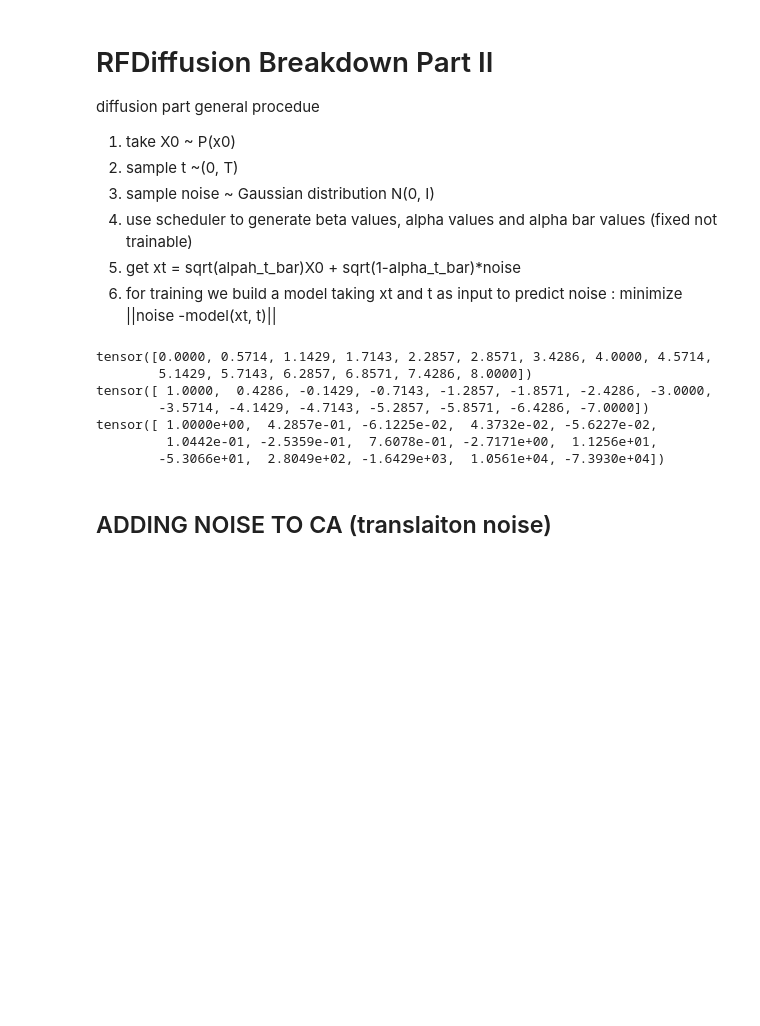
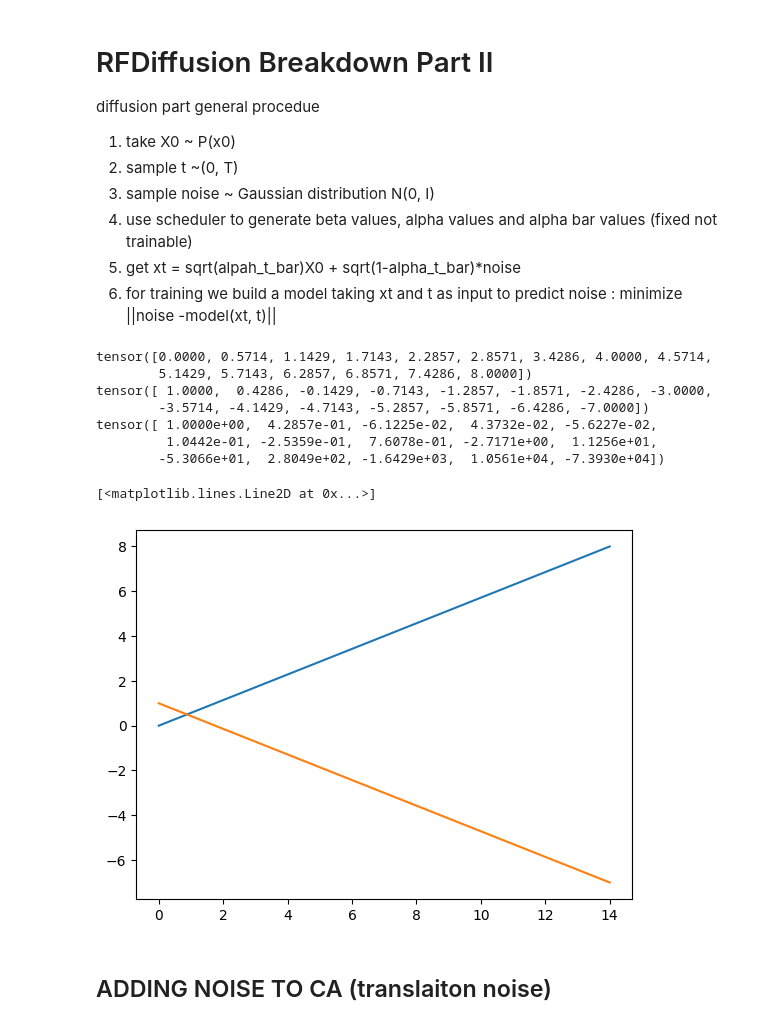
Before and after one commit to Xyunyao/RFDiffusion_breakdown, a Jupyter notebook: RFdiffusion_breakdown_II.ipynb, the cells around one changed output. Cells and saved outputs as stored; diff of their text form; code cells hidden in the pictures; blank space fills up the shorter version.

```diff
--- a/RFdiffusion_breakdown_II.ipynb
+++ b/RFdiffusion_breakdown_II.ipynb
@@ -27,33 +27,39 @@ def get_beta_schedule(T, b0, bT, schedule_type, schedule_params={}, inference=Fa
     if schedule_type == "linear":
         schedule = torch.linspace(b0, bT, T)
 
     else:
         raise NotImplementedError(f"Schedule of type {schedule_type} not implemented.")
 
     # get alphabar_t for convenience
     alpha_schedule = 1 - schedule
     alphabar_t_schedule = torch.cumprod(alpha_schedule, dim=0)
 
     if inference:
         print(
             f"With this beta schedule ({schedule_type} schedule, beta_0 = {round(b0, 3)}, beta_T = {round(bT,3)}), alpha_bar_T = {alphabar_t_schedule[-1]}"
         )
 
     return schedule, alpha_schedule, alphabar_t_schedule
 
 # an simple exmple 15 is used for T for visualization purpose
 schedule, alpha_schedule, alphabar_t_schedule =get_beta_schedule(15, 0, 0.6, schedule_type="linear")
 print(schedule)  # beta
 print(alpha_schedule) # 1-beta
 print(alphabar_t_schedule) # cumulative multiplication of (1-beta)
+
+import matplotlib.pyplot as plt
+plt.plot(schedule)
+plt.plot(alpha_schedule)
 # %% [output]
 tensor([0.0000, 0.5714, 1.1429, 1.7143, 2.2857, 2.8571, 3.4286, 4.0000, 4.5714,
         5.1429, 5.7143, 6.2857, 6.8571, 7.4286, 8.0000])
 tensor([ 1.0000,  0.4286, -0.1429, -0.7143, -1.2857, -1.8571, -2.4286, -3.0000,
         -3.5714, -4.1429, -4.7143, -5.2857, -5.8571, -6.4286, -7.0000])
 tensor([ 1.0000e+00,  4.2857e-01, -6.1225e-02,  4.3732e-02, -5.6227e-02,
          1.0442e-01, -2.5359e-01,  7.6078e-01, -2.7171e+00,  1.1256e+01,
         -5.3066e+01,  2.8049e+02, -1.6429e+03,  1.0561e+04, -7.3930e+04])
+[<matplotlib.lines.Line2D at 0x...>]
+[figure, added]
 # %%
 # other scheduler
 import numpy as np
```
Also changed, not shown: parts of 5 cells of this notebook, 1 other file.
